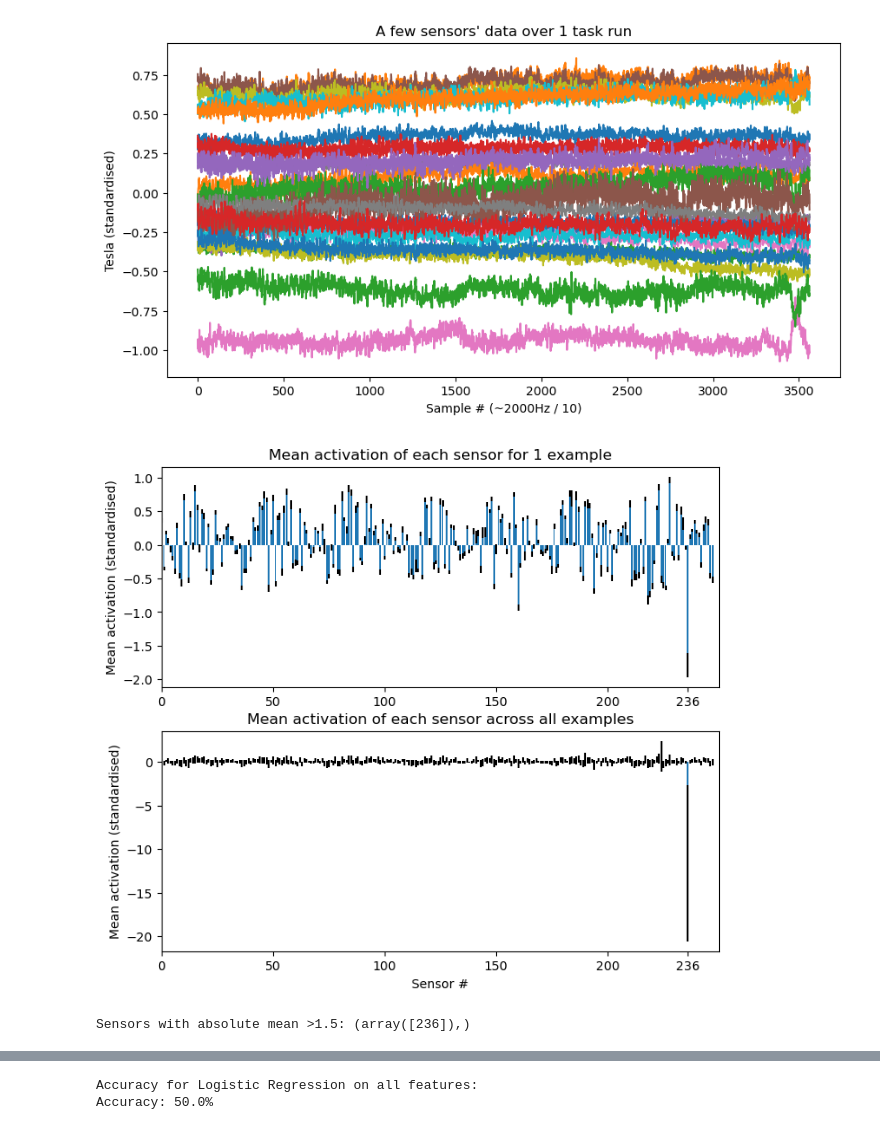
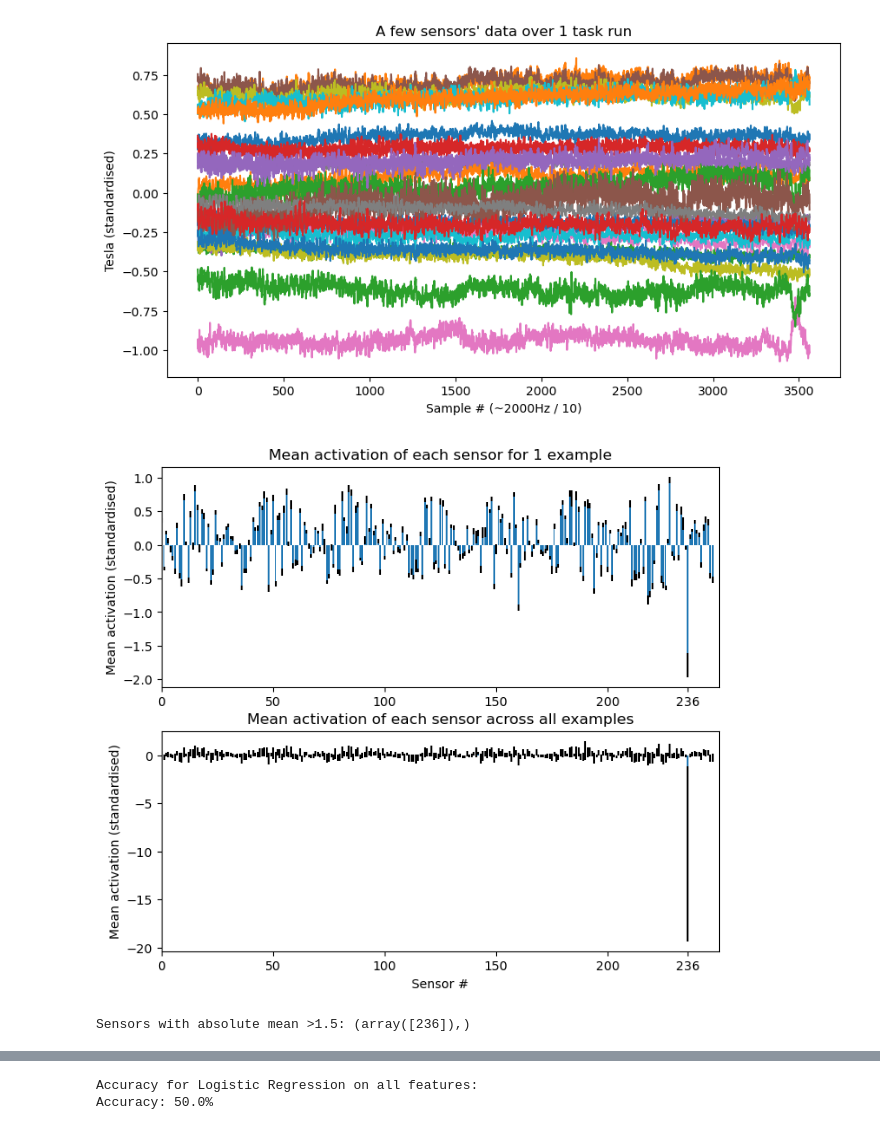
Before and after one commit to platelminto/magneto, a Jupyter notebook: giorgio_cross.ipynb, the cells around one changed output, grey strips where cells are left out. Drawn from its saved outputs; the diff is of its cells as text; code cells hidden in the pictures.

Commit message:
keep participants separate, enables cross-validation

```diff
--- a/giorgio_cross.ipynb
+++ b/giorgio_cross.ipynb
@@ -11,6 +14,6 @@ from sklearn.model_selection import KFold
 
 from util import get_data, plot_activations
 # %%
-train_cross_X, train_cross_y, test_cross_X, test_cross_y = get_data("cross", "val")
+train_cross_X, train_cross_y, test_cross_X, test_cross_y = get_data("cross", "val", split_participants=True)
 train_cross_X.shape, train_cross_y.shape
 # %% [output]
@@ -60,8 +72,8 @@ plt.show()
 # %% [output]
 [figure]
 # %%
-plot_activations(train_cross_X)
+plot_activations(train_cross_X[0])
 # %% [output]
-[figure, old version]
+[figure, new version]
 Sensors with absolute mean >1.5: (array([236]),)
 # %%
```
Also changed, not shown: parts of 42 cells of this notebook, 1 other file.
